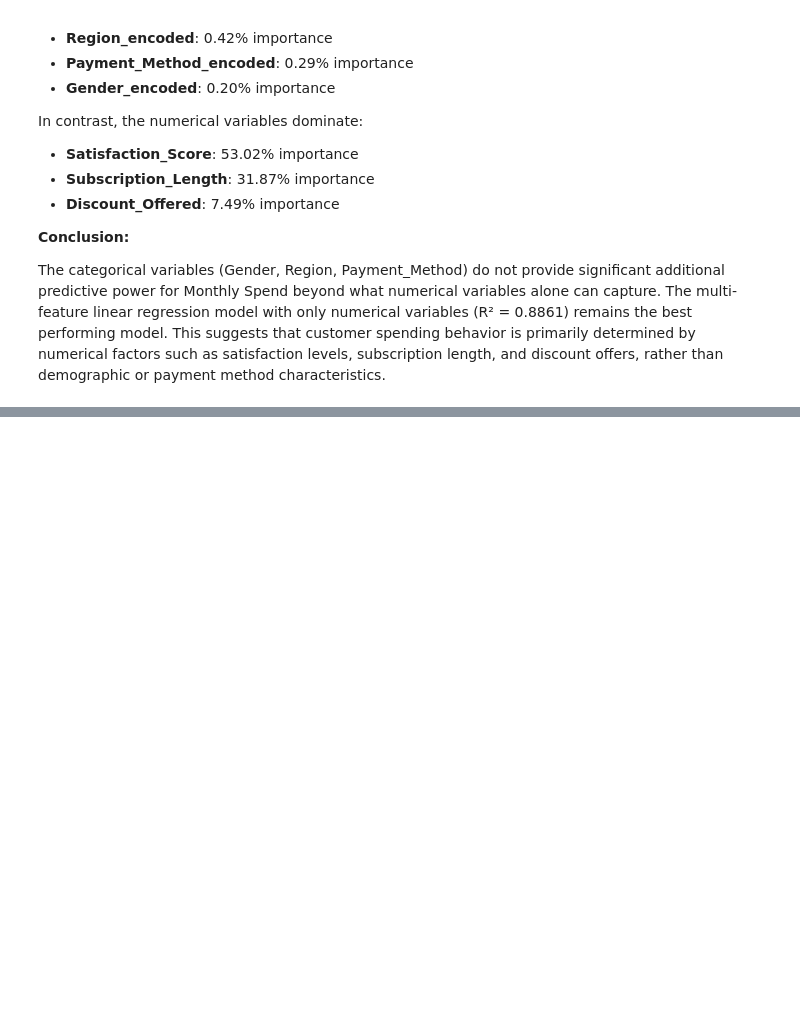
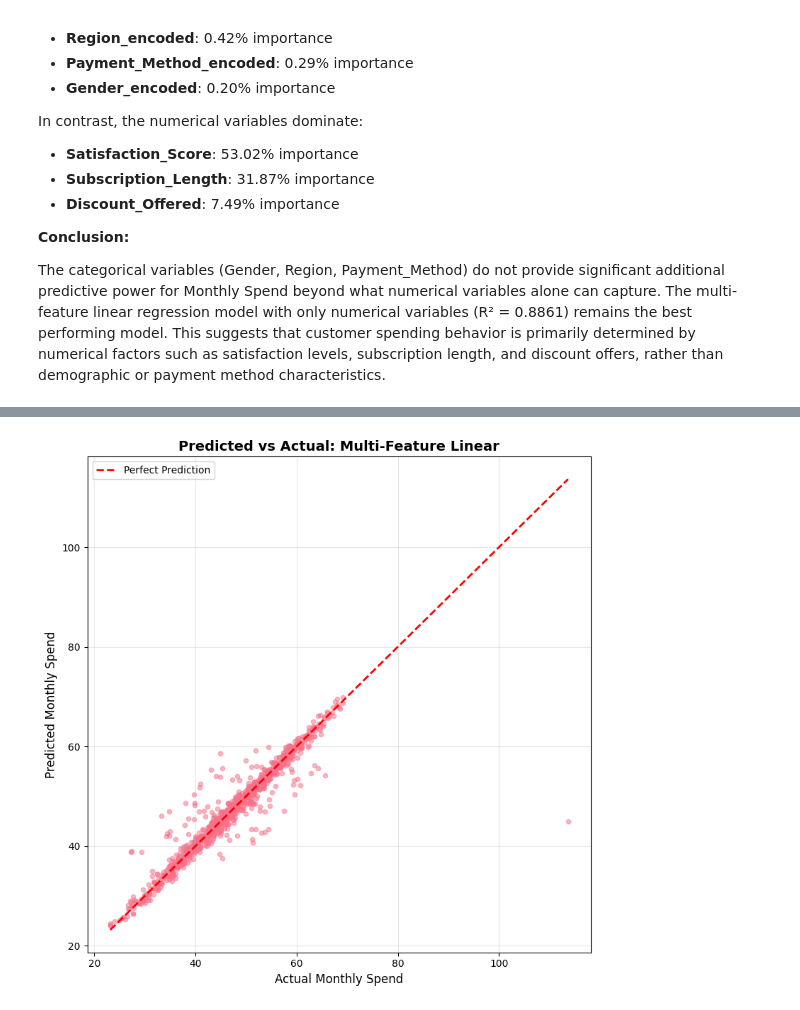
Before and after one commit to dannywu1101/AIFinalProject, a Jupyter notebook: Component1.ipynb, the cells around one changed output, grey strips where cells are left out. Saved outputs shown, nothing was run; the diff lists cells and outputs as text; code cells hidden in the pictures; blank space fills up the shorter version.

```diff
--- a/Component1.ipynb
+++ b/Component1.ipynb
@@ -574,0 +924,58 @@ The categorical variables (Gender, Region, Payment_Method) do not provide signif
+# %%
+# Visualization 3: Predicted vs Actual for best model
+# Get predictions from best model
+if best_model_name == 'Multi-Feature Linear':
+    try:
+        best_predictions = lin_pred
+        best_actual = y_test
+    except:
+        X_multi_temp = df[numerical_features]
+        X_train_temp, X_test_temp, y_train_temp, y_test_temp = train_test_split(
+            X_multi_temp, y, test_size=0.2, random_state=42
+        )
+        lin_model_temp = LinearRegression()
+        lin_model_temp.fit(X_train_temp, y_train_temp)
+        best_predictions = lin_model_temp.predict(X_test_temp)
+        best_actual = y_test_temp
+elif best_model_name == 'Random Forest':
+    best_predictions = rf_pred
+    best_actual = y_test_all
+elif best_model_name == 'ANN':
+    best_predictions = ann_pred
+    best_actual = y_test_ann
+else:
+    # Single feature - need to get predictions
+    X_single = df[[best_predictor['feature']]]
+    X_train_s, X_test_s, y_train_s, y_test_s = train_test_split(X_single, y, test_size=0.2, random_state=42)
+    if best_predictor['best_model'] == 'Linear':
+        model_s = LinearRegression()
+        model_s.fit(X_train_s, y_train_s)
+        best_predictions = model_s.predict(X_test_s)
+    else:
+        poly_s = PolynomialFeatures(degree=2)
+        X_train_poly_s = poly_s.fit_transform(X_train_s)
+        X_test_poly_s = poly_s.transform(X_test_s)
+        model_s = LinearRegression()
+        model_s.fit(X_train_poly_s, y_train_s)
+        best_predictions = model_s.predict(X_test_poly_s)
+    best_actual = y_test_s
+
+# Plot predicted vs actual
+fig, ax = plt.subplots(figsize=(8, 8))
+ax.scatter(best_actual, best_predictions, alpha=0.5, s=20)
+
+# Perfect prediction line
+min_val = min(min(best_actual), min(best_predictions))
+max_val = max(max(best_actual), max(best_predictions))
+ax.plot([min_val, max_val], [min_val, max_val], 'r--', linewidth=2, label='Perfect Prediction')
+
+ax.set_xlabel('Actual Monthly Spend', fontsize=12)
+ax.set_ylabel('Predicted Monthly Spend', fontsize=12)
+ax.set_title(f'Predicted vs Actual: {best_model_name}', fontsize=14, fontweight='bold')
+ax.legend()
+ax.grid(alpha=0.3)
+
+plt.tight_layout()
+plt.show()
+# %% [output]
+[figure, added]
```
Also changed, not shown: parts of 15 cells of this notebook.
